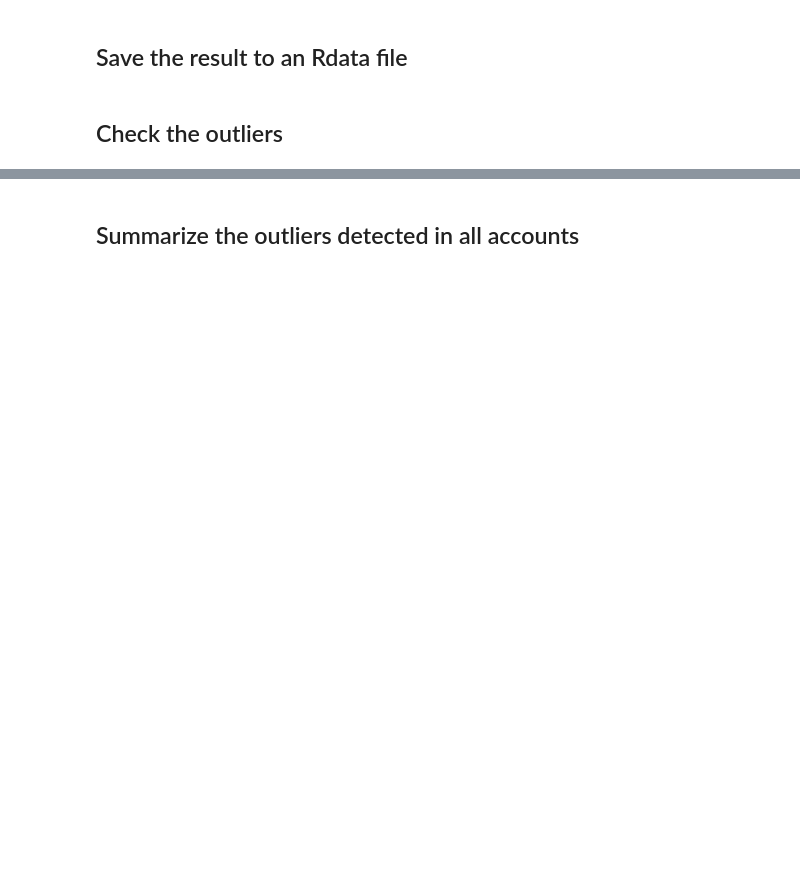
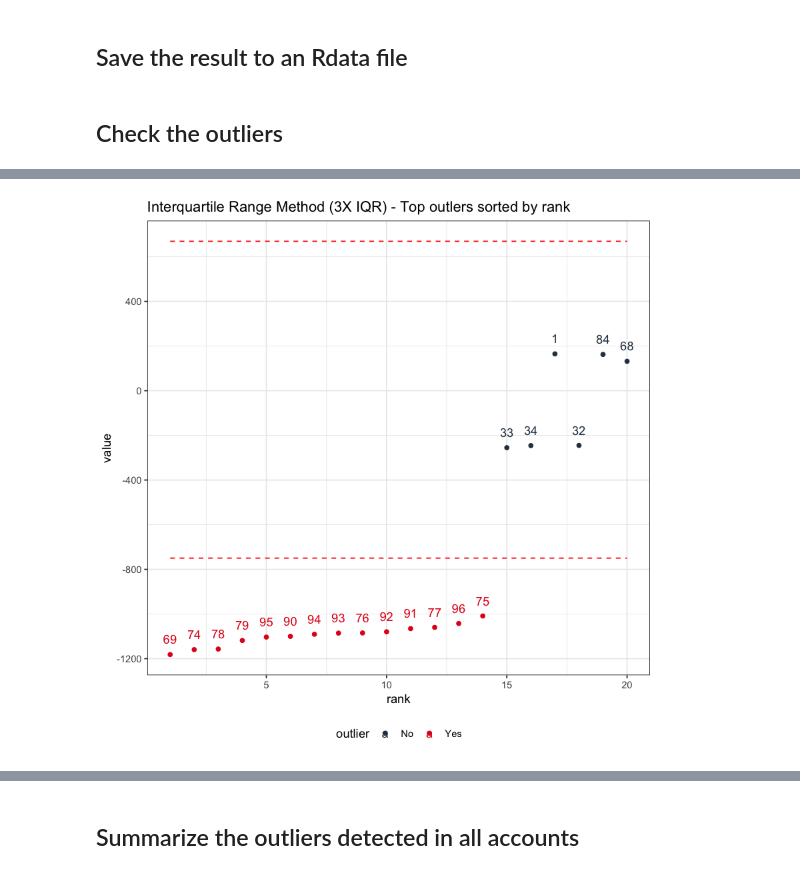
Before and after one commit to jasonfeiwang/Anomaly-Detectors, a Jupyter notebook: src/r/Time_Series_Decomposition_R.ipynb, the cells around one changed output, grey strips where cells are left out. Drawn from its saved outputs; the diff is of its cells as text; code cells hidden in the pictures; blank space fills up the shorter version.

```diff
--- a/src/r/Time_Series_Decomposition_R.ipynb
+++ b/src/r/Time_Series_Decomposition_R.ipynb
@@ -205,0 +232,21 @@ arrange(select(filter(results_stl[[3]], Anomaly_Voted == TRUE)
+# %%
+# ploting function for anomaly plots
+ggsetup <- function(data) {
+    data %>%
+        ggplot(aes(rank, value, color = outlier)) +
+        geom_point() +
+        geom_line(aes(y = limit_upper), color = "red", linetype = 2) +
+        geom_line(aes(y = limit_lower), color = "red", linetype = 2) +
+        geom_text(aes(label = index), vjust = -1.25) +
+        theme_bw() +
+        scale_color_manual(values = c("No" = "#2c3e50", "Yes" = "#e31a1c")) +
+        expand_limits(y = 13) +
+        theme(legend.position = "bottom")
+}
+# %%
+outliers <- iqr(results_stl[[i]]$Residual, verbose = TRUE, alpha = 0.05)$outlier_report
+outliers %>%
+    ggsetup() +
+    ggtitle("Interquartile Range Method (3X IQR) - Top outlers sorted by rank")
+# %% [output]
+[figure, added]
```
Also changed, not shown: parts of 25 cells of this notebook, 4 other files.
